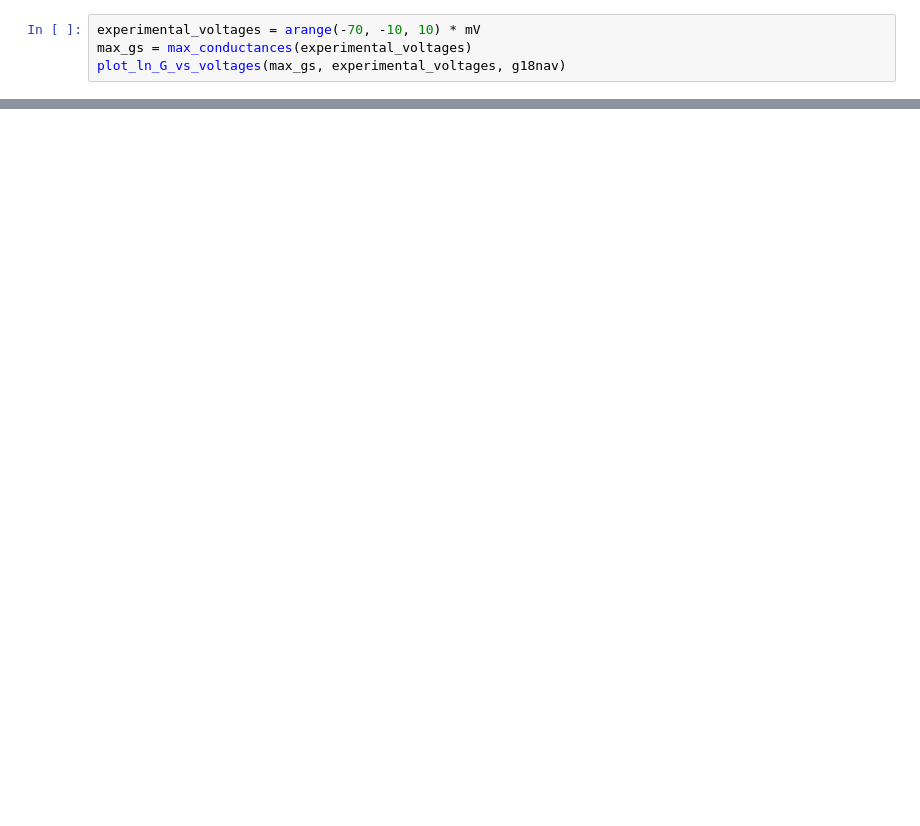
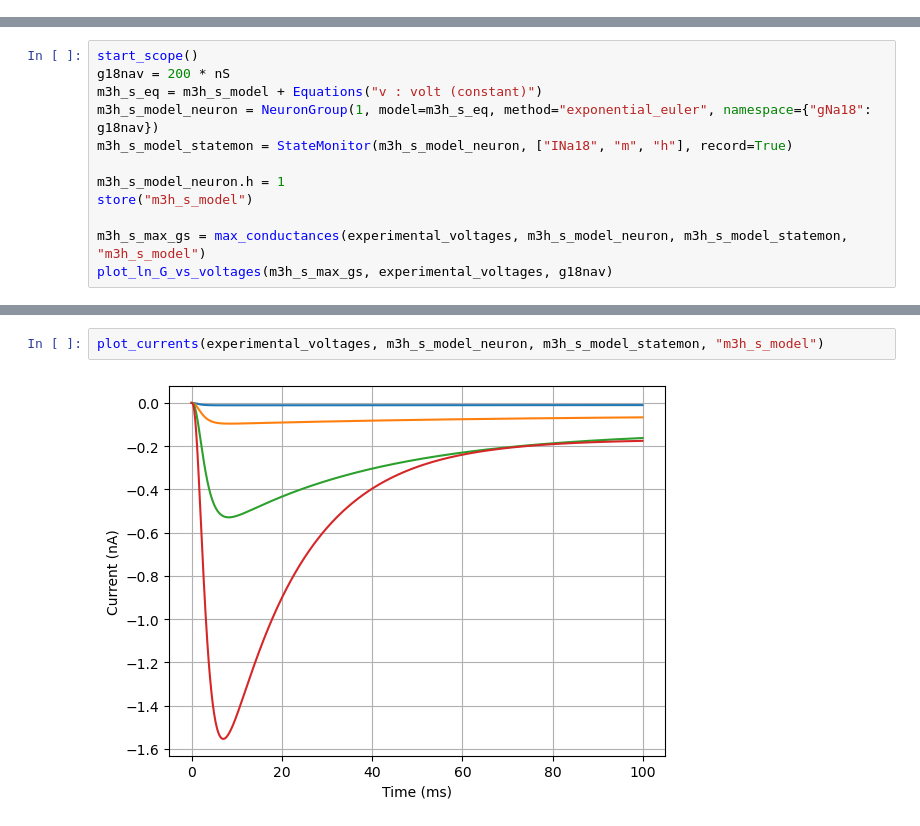
Before and after one commit to shcecter/nocimod, a Jupyter notebook: Zeff_eval.ipynb, the cells around one changed output, grey strips where cells are left out. Cells and saved outputs as stored; diff of their text form; blank space fills up the shorter version.

```diff
--- a/Zeff_eval.ipynb
+++ b/Zeff_eval.ipynb
@@ -83,4 +73,0 @@ def plot_ln_G_vs_voltages(max_g, voltages, g_18nav):
-# %%
-experimental_voltages = arange(-70, -10, 10) * mV
-max_gs = max_conductances(experimental_voltages)
-plot_ln_G_vs_voltages(max_gs, experimental_voltages, g18nav)
@@ -98,0 +95,12 @@ WARNING    'v' is an internal variable of group 'neurongroup_1', but also exists
+# %%
+start_scope()
+g18nav = 200 * nS
+m3h_s_eq = m3h_s_model + Equations("v : volt (constant)")
+m3h_s_model_neuron = NeuronGroup(1, model=m3h_s_eq, method="exponential_euler", namespace={"gNa18": g18nav})
+m3h_s_model_statemon = StateMonitor(m3h_s_model_neuron, ["INa18", "m", "h"], record=True)
+
+m3h_s_model_neuron.h = 1
+store("m3h_s_model")
+
+m3h_s_max_gs = max_conductances(experimental_voltages, m3h_s_model_neuron, m3h_s_model_statemon, "m3h_s_model")
+plot_ln_G_vs_voltages(m3h_s_max_gs, experimental_voltages, g18nav)
@@ -98,0 +109,4 @@ WARNING    'v' is an internal variable of group 'neurongroup_1', but also exists
+# %%
+plot_currents(experimental_voltages, m3h_s_model_neuron, m3h_s_model_statemon, "m3h_s_model")
+# %% [output]
+[figure, added]
```
Also changed, not shown: parts of 18 cells of this notebook, 3 other files.
